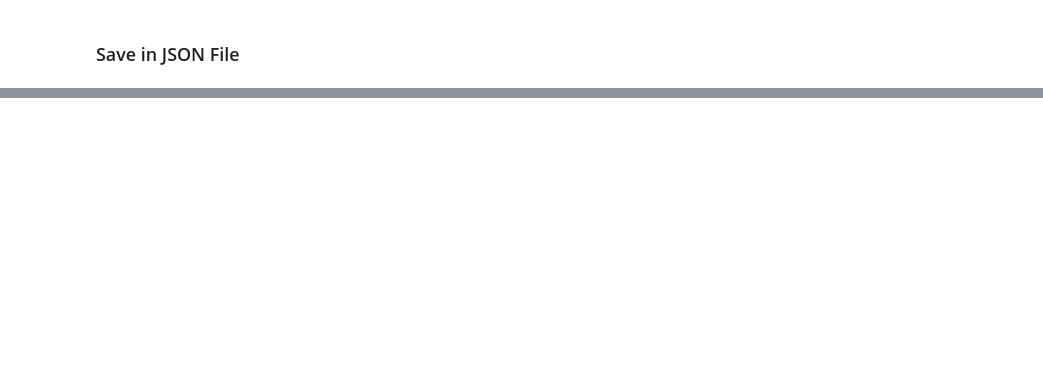
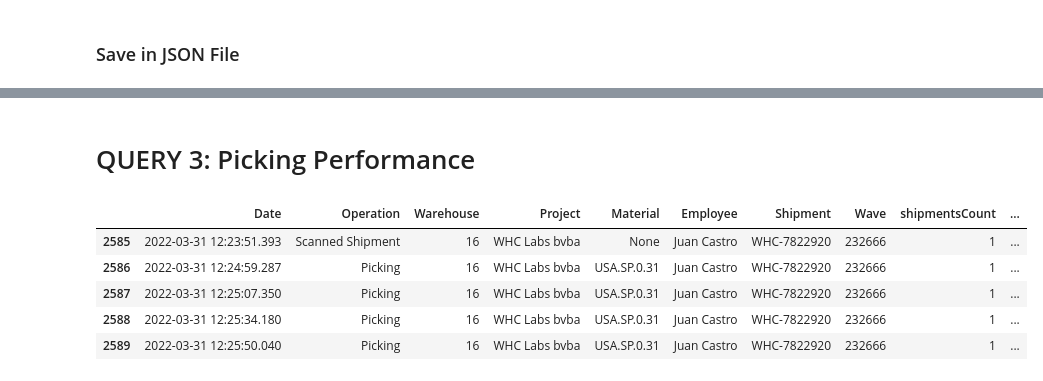
Before and after one commit to wdsrx/data_exploration, a Jupyter notebook: Operations.ipynb, the cells around one changed output, grey strips where cells are left out. Cells and saved outputs as stored; diff of their text form; code cells hidden in the pictures; blank space fills up the shorter version.

```diff
--- a/Operations.ipynb
+++ b/Operations.ipynb
@@ -451,0 +455,44 @@ df_02_grouped.plot.barh()
+# %% [markdown]
+# QUERY 3: Picking Performance
+# %%
+df03 = pd.read_sql_query("DECLARE @from date, @to date;\
+                          SELECT @from = getdate(), @to = dateadd(day, 1, getdate());\
+    SELECT t.completedDateTime Date, oc.name Operation, w.name Warehouse,\
+           p.name Project, m.lookupCode Material, employee Employee, s.lookupCode Shipment, isnull(s.waveId, ps.waveId) Wave,\
+           ordersPerWave.shipmentsCount, lc.name Location\
+    FROM datex_footprint.Tasks t\
+        join datex_footprint.OperationCodes oc\
+            on oc.id = t.operationCodeId\
+        left join datex_footprint.Warehouses w\
+            on w.id = t.warehouseId\
+        left join datex_footprint.Projects p\
+            on p.id = t.projectId\
+        left join datex_footprint.Materials m\
+            on m.id = t.materialId\
+        left join datex_footprint.Shipments s\
+            on s.id = t.shipmentId\
+        left join datex_footprint.PickSlips ps\
+            on ps.id = t.pickSlipId\
+        left join datex_footprint.LocationContainers lc\
+            on lc.id = t.expectedSourceLocationId\
+        outer apply (\
+            select\
+                count(distinct tt.shipmentId) shipmentsCount\
+                from datex_footprint.waves ww\
+                    inner join datex_footprint.PickSlips ppss\
+                    inner join datex_footprint.tasks tt\
+                        on tt.operationCodeId = 8 and tt.pickSlipId = ppss.id\
+                        on ppss.waveId = ww.id\
+                where ww.id = isnull(s.waveId, ps.waveId)) ordersPerWave\
+    where t.completedDateTime >= @from and t.completedDateTime < @to and t.statusId = 2\
+    and t.operationCodeId in (8, 39, 2064, 2065) and t.employee != 'Foot Print Service'\
+    order by s.lookupCode, t.completedDateTime", cnxn)
+# %%
+df03.tail()
+# %% [output]
+|  | Date | Operation | Warehouse | Project | Material | Employee | Shipment | Wave | shipmentsCount | ... |
+| 2585 | 2022-03-31 12:23:51.393 | Scanned Shipment | 16 | WHC Labs bvba | None | Juan Castro | WHC-7822920 | 232666 | 1 | ... |
+| 2586 | 2022-03-31 12:24:59.287 | Picking | 16 | WHC Labs bvba | USA.SP.0.31 | Juan Castro | WHC-7822920 | 232666 | 1 | ... |
+| 2587 | 2022-03-31 12:25:07.350 | Picking | 16 | WHC Labs bvba | USA.SP.0.31 | Juan Castro | WHC-7822920 | 232666 | 1 | ... |
+| 2588 | 2022-03-31 12:25:34.180 | Picking | 16 | WHC Labs bvba | USA.SP.0.31 | Juan Castro | WHC-7822920 | 232666 | 1 | ... |
+| 2589 | 2022-03-31 12:25:50.040 | Picking | 16 | WHC Labs bvba | USA.SP.0.31 | Juan Castro | WHC-7822920 | 232666 | 1 | ... |
```
Also changed, not shown: parts of 31 cells of this notebook, 18 other files.
